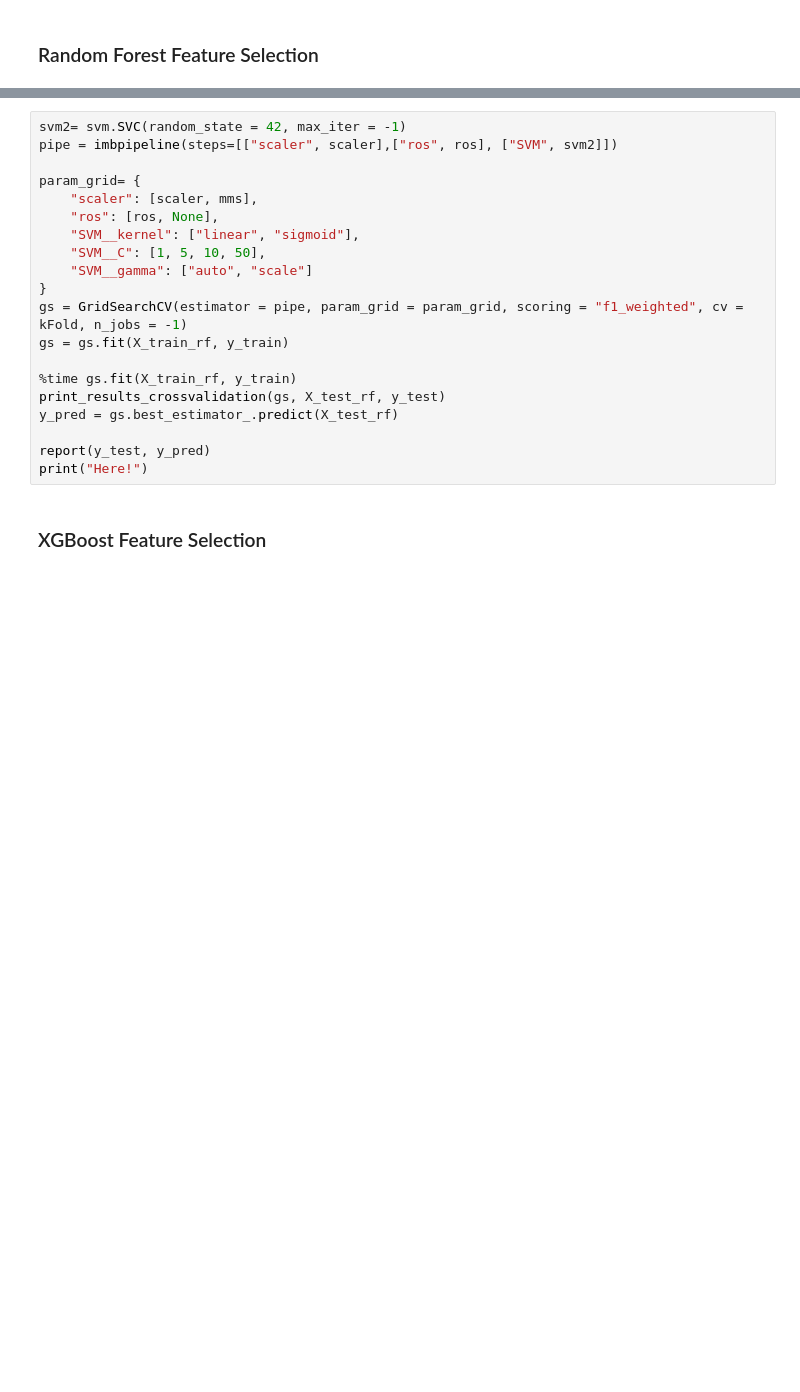
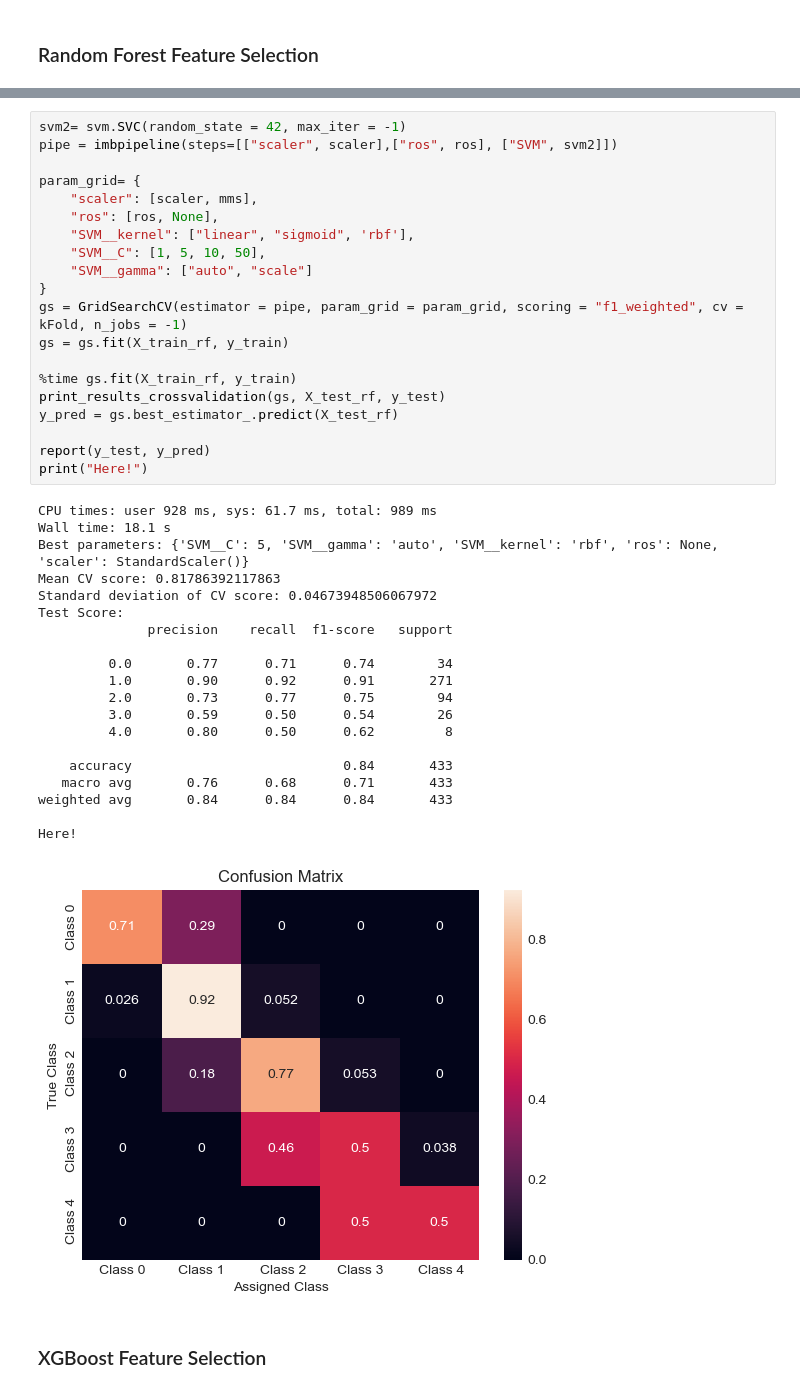
Before and after one commit to selinawaber/ML-for-Finance-Project, a Jupyter notebook: GroupProject_EDA.ipynb, the cells around one changed output, grey strips where cells are left out. Drawn from its saved outputs; the diff is of its cells as text; blank space fills up the shorter version.

```diff
--- a/GroupProject_EDA.ipynb
+++ b/GroupProject_EDA.ipynb
@@ -1783,23 +1485,44 @@ plt.show()
 # %%
 svm2= svm.SVC(random_state = 42, max_iter = -1)
 pipe = imbpipeline(steps=[["scaler", scaler],["ros", ros], ["SVM", svm2]])
 
 param_grid= {
     "scaler": [scaler, mms],
     "ros": [ros, None],
-    "SVM__kernel": ["linear", "sigmoid"],
+    "SVM__kernel": ["linear", "sigmoid", 'rbf'],
     "SVM__C": [1, 5, 10, 50],
     "SVM__gamma": ["auto", "scale"]
 }
 gs = GridSearchCV(estimator = pipe, param_grid = param_grid, scoring = "f1_weighted", cv = kFold, n_jobs = -1)
 gs = gs.fit(X_train_rf, y_train)
 
 %time gs.fit(X_train_rf, y_train)
 print_results_crossvalidation(gs, X_test_rf, y_test)
 y_pred = gs.best_estimator_.predict(X_test_rf)
 
 report(y_test, y_pred)
 print("Here!")
+# %% [output]
+CPU times: user 928 ms, sys: 61.7 ms, total: 989 ms
+Wall time: 18.1 s
+Best parameters: {'SVM__C': 5, 'SVM__gamma': 'auto', 'SVM__kernel': 'rbf', 'ros': None, 'scaler': StandardScaler()}
+Mean CV score: 0.81786392117863
+Standard deviation of CV score: 0.04673948506067972
+Test Score:
+              precision    recall  f1-score   support
+
+         0.0       0.77      0.71      0.74        34
+         1.0       0.90      0.92      0.91       271
+         2.0       0.73      0.77      0.75        94
+         3.0       0.59      0.50      0.54        26
+         4.0       0.80      0.50      0.62         8
+
+    accuracy                           0.84       433
+   macro avg       0.76      0.68      0.71       433
+weighted avg       0.84      0.84      0.84       433
+
+Here!
+[figure, added]
 # %% [markdown]
 ### XGBoost Feature Selection
 # %%
```
Also changed, not shown: parts of 51 cells of this notebook.
